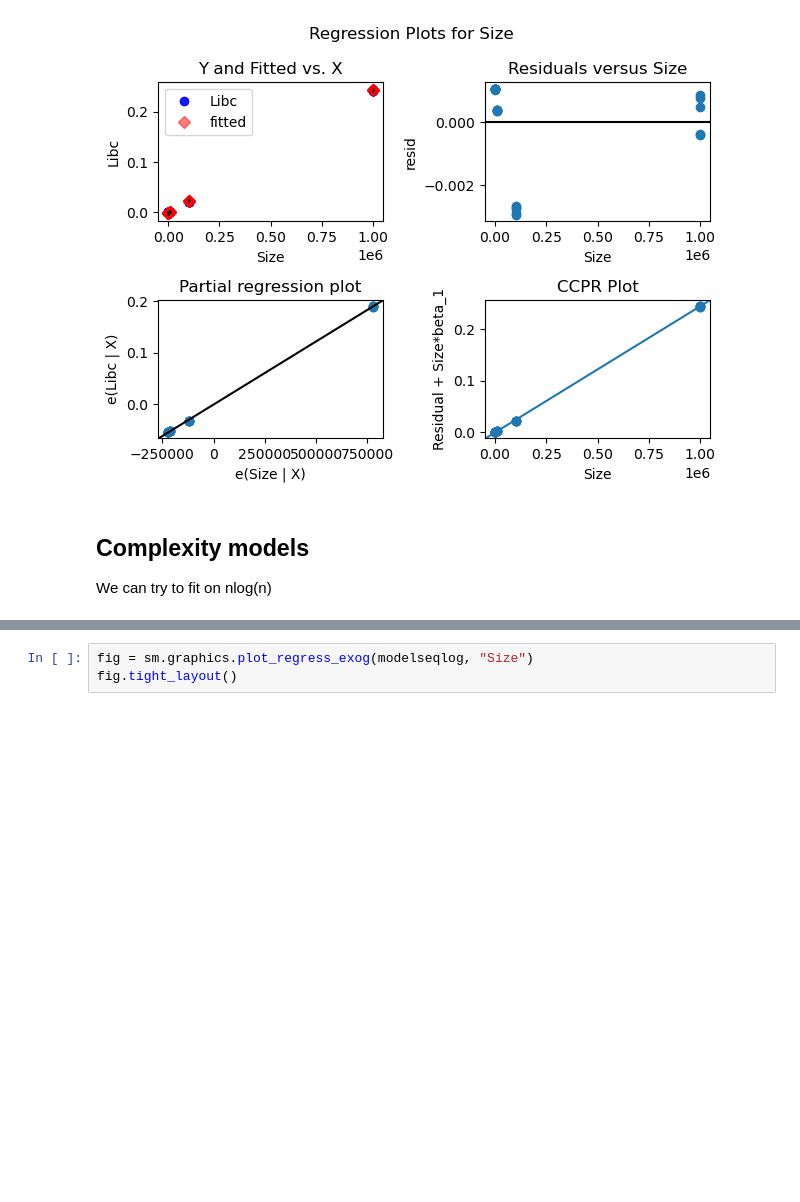
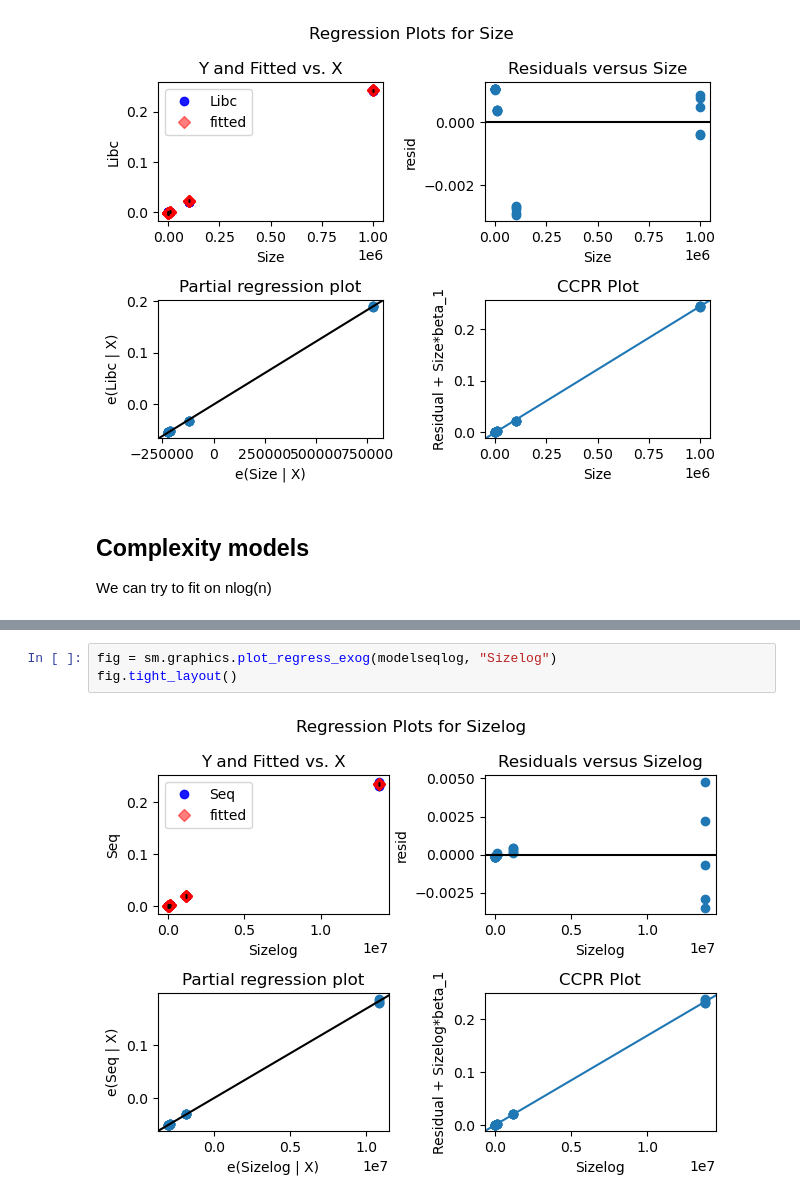
Before and after one commit to LeoMarche/SMPE, a Jupyter notebook: lecture_7_residuals/linear_regression_quicksort/quicksort_linear_regression.ipynb, the cells around one changed output, grey strips where cells are left out. Drawn from its saved outputs; the diff is of its cells as text; blank space fills up the shorter version.

```diff
--- a/lecture_7_residuals/linear_regression_quicksort/quicksort_linear_regression.ipynb
+++ b/lecture_7_residuals/linear_regression_quicksort/quicksort_linear_regression.ipynb
@@ -202,5 +197,7 @@ Notes:
 strong multicollinearity or other numerical problems.
 # %%
-fig = sm.graphics.plot_regress_exog(modelseqlog, "Size")
+fig = sm.graphics.plot_regress_exog(modelseqlog, "Sizelog")
 fig.tight_layout()
+# %% [output]
+[figure, added]
 # %%
```
Also changed, not shown: parts of 9 cells of this notebook.
